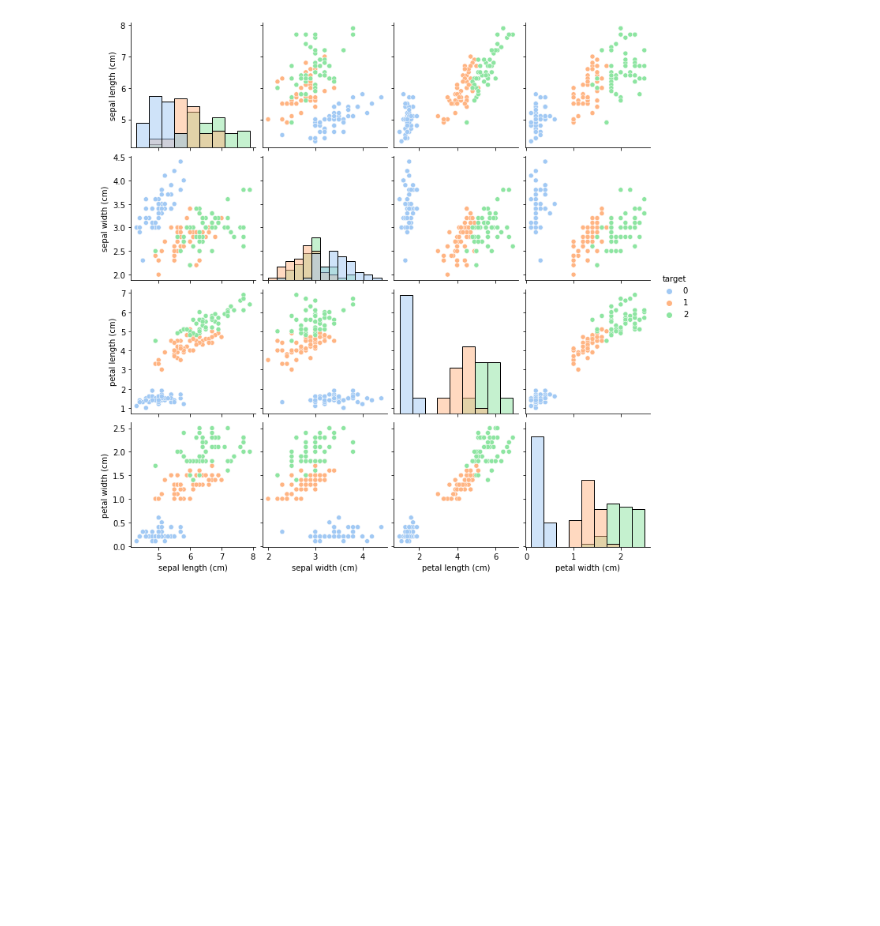
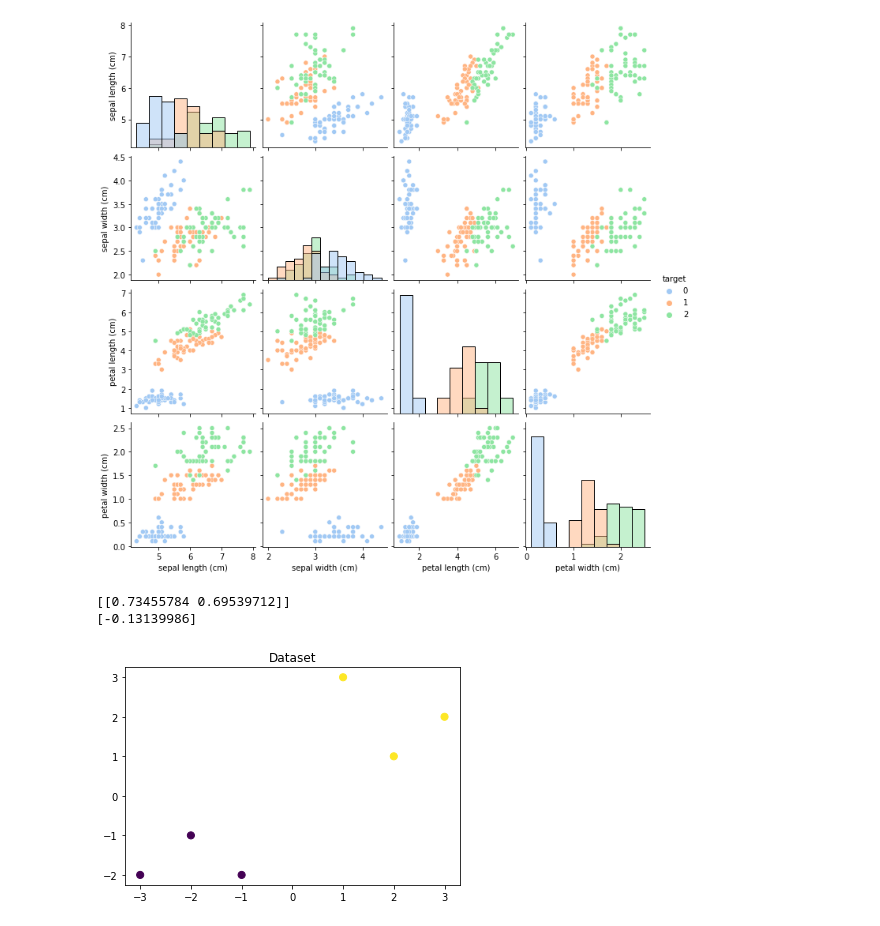
Before and after one commit to xin0007/knowledge_base, a Jupyter notebook: data science/逻辑回归/logistic_regression_test.ipynb, the cells around one changed output. Saved outputs shown, nothing was run; the diff lists cells and outputs as text; code cells hidden in the pictures; blank space fills up the shorter version.

```diff
--- a/data science/逻辑回归/logistic_regression_test.ipynb
+++ b/data science/逻辑回归/logistic_regression_test.ipynb
@@ -153,0 +161,3 @@ plt.show()
+# %%
+x_features = np.array([[-1, -2], [-2, -1], [-3, -2], [1, 3], [2, 1], [3, 2]])
+y_label = np.array([0, 0, 0, 1, 1, 1])
@@ -153,0 +169,13 @@ plt.show()
+# %%
+print(lr_clf.coef_)
+print(lr_clf.intercept_)
+# %% [output]
+[[0.73455784 0.69539712]]
+[-0.13139986]
+# %%
+plt.figure()
+plt.scatter(x_features[:,0], x_features[:,1], c=y_label, s=50, cmap='viridis')
+plt.title('Dataset')
+plt.show()
+# %% [output]
+[figure, added]
```
Also changed, not shown: parts of 25 cells of this notebook, 1 other file.
